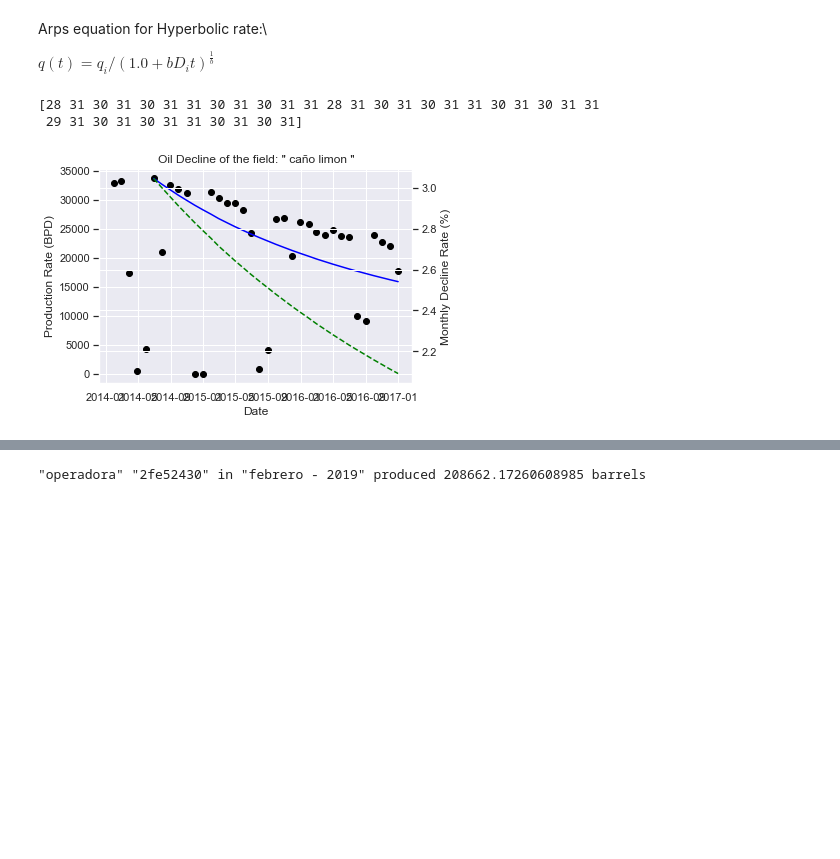
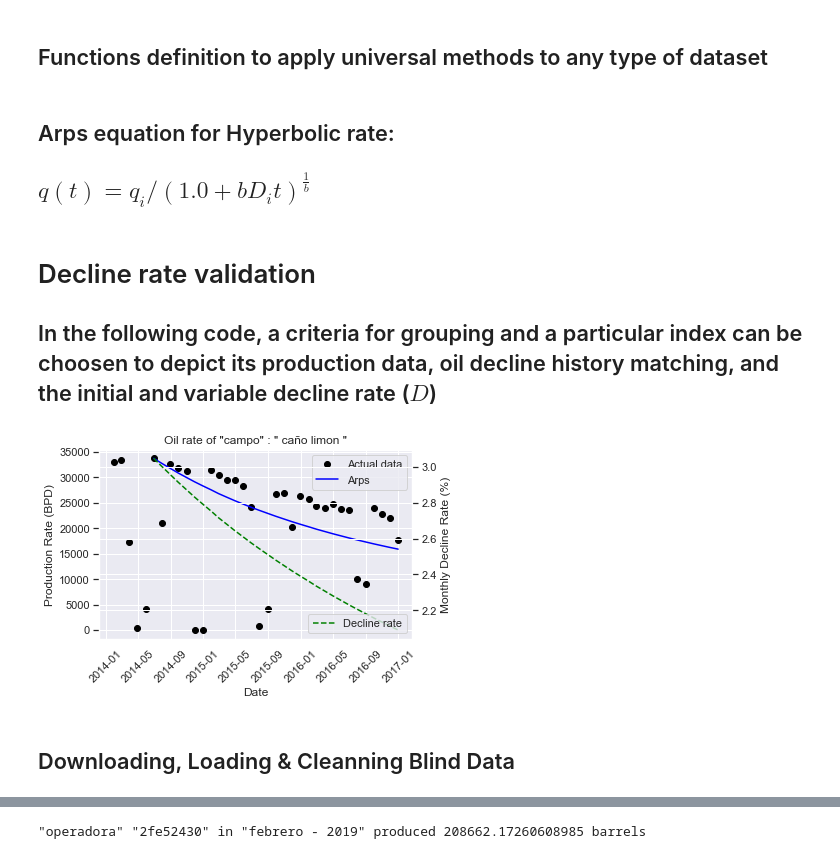
Before and after one commit to Hackaton-O-G-CAN/Hackaton_2020, a Jupyter notebook: decline_rate_JN.ipynb, the cells around one changed output, grey strips where cells are left out. Cells and saved outputs as stored; diff of their text form; code cells hidden in the pictures; blank space fills up the shorter version.

```diff
--- a/decline_rate_JN.ipynb
+++ b/decline_rate_JN.ipynb
@@ -32 +44,3 @@ for i in df_dict.keys():
+# %% [markdown]
+## Functions definition to apply universal methods to any type of dataset
 # %%
@@ -73,6 +91,6 @@ def decline_rate(times, Di):
     D = Di / (1+b_arps*Di*t)
     return D
 # %% [markdown]
-Arps equation for Hyperbolic rate:\\
+## Arps equation for Hyperbolic rate:
 
-$ q(t) = q_i / (1.0 + b D_i t)^\frac{1}{b}$
+## $ q(t) = q_i / (1.0 + b D_i t)^\frac{1}{b}$
@@ -82,33 +97,47 @@ df_group = grouping_data(df_dict,'campo')
+# %% [markdown]
+# Decline rate validation
+## In the following code, a criteria for grouping and a particular index can be choosen to depict its production data, oil decline history matching, and the initial and variable decline rate ($D$)
 # %%
-#Selecting field and hyperbolic exponent
-campo = "Caño limon"
+
+#Select hyperbolic exponent
 b_arps = 0.5
 
-campo = campo.lower()
+#Select a grouping criterion and the desired index
+criteria = 'campo'
+index = "Caño limon"
+
+#Grouping data
+df_group = grouping_data(df_dict,criteria)
+index = index.lower()
+
 #Getting actual production data
-production, dates, max_prod, t_data, prod_data = actual_data(campo, df_group)
+production, dates, max_prod, t_data, prod_data = actual_data(index, df_group)
+
 #Optimizing decline rate
 Di_opt, Di_cov = curve_fit(rate_arps_hyp, t_data, prod_data)
 
 # Plotting data and fit
 fig = plt.figure()
 ax1 = plt.axes()
 ax1.set_xlabel('Date')
+plt.xticks(rotation=45)
 ax1.set_ylabel('Production Rate (BPD)')
-ax1.set_title(f'Oil Decline of the field: " {campo} "')
+ax1.set_title(f'Oil rate of "{criteria}" : " {index} "')
 
 ax1.plot(dates, production,'o', color = 'black', label = 'Actual data')
 ax1.plot(t_data, rate_arps_hyp(t_data, Di_opt),'-', color = 'blue', label = 'Arps')
+ax1.legend(loc='upper right')
 
 ax2 = ax1.twinx()  # instantiate a second axes that shares the same x-axis
 ax2.set_ylabel('Monthly Decline Rate (%)')
 ax2.plot(t_data, decline_rate(t_data, Di_opt)*100,'--', color = 'green', label = 'Decline rate')
+ax2.legend(loc='lower right')
 
 fig.tight_layout()  # otherwise the right y-label is slightly clipped
 plt.show()
 # %% [output]
-[28 31 30 31 30 31 31 30 31 30 31 31 28 31 30 31 30 31 31 30 31 30 31 31
- 29 31 30 31 30 31 31 30 31 30 31]
-[figure, old version]
+[figure, new version]
+# %% [markdown]
+## Downloading, Loading & Cleanning Blind Data
 # %%
 #Using Pickle to save time during data loading
```
Also changed, not shown: parts of 20 cells of this notebook, 1 other file.
